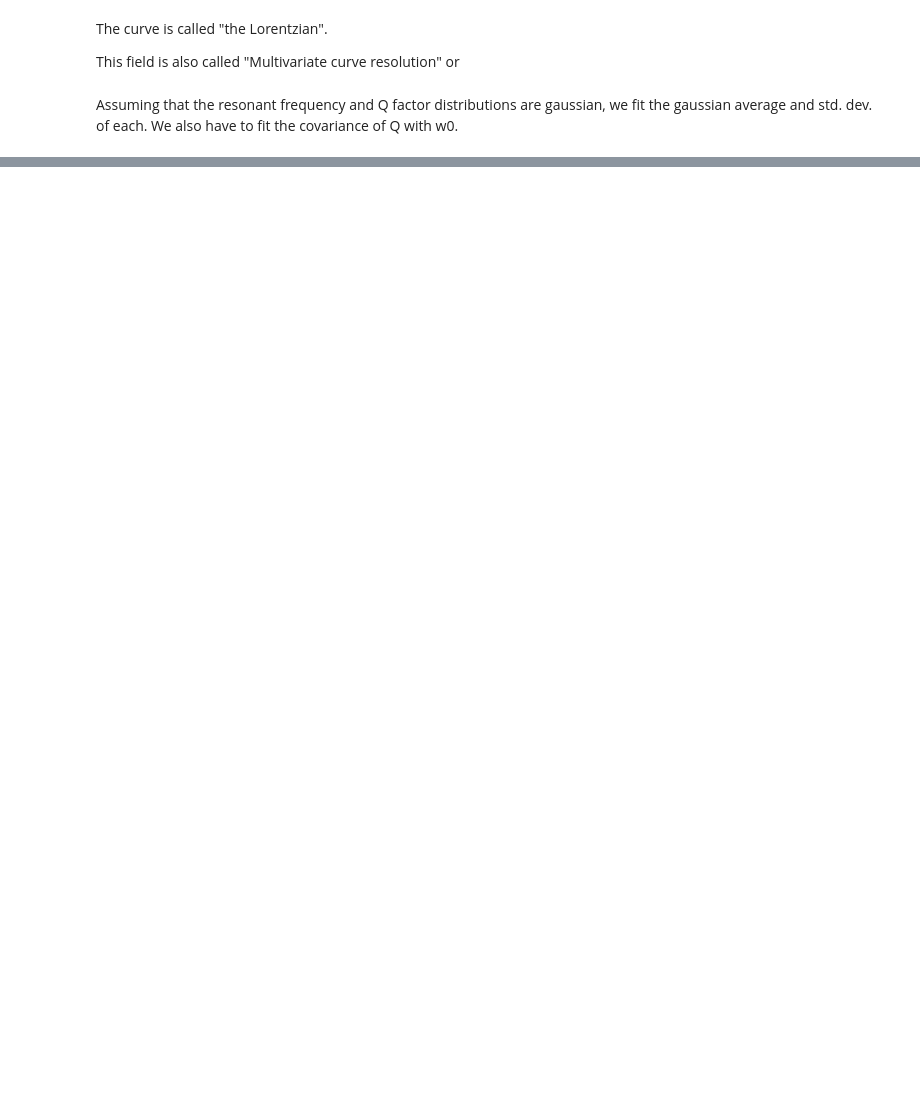
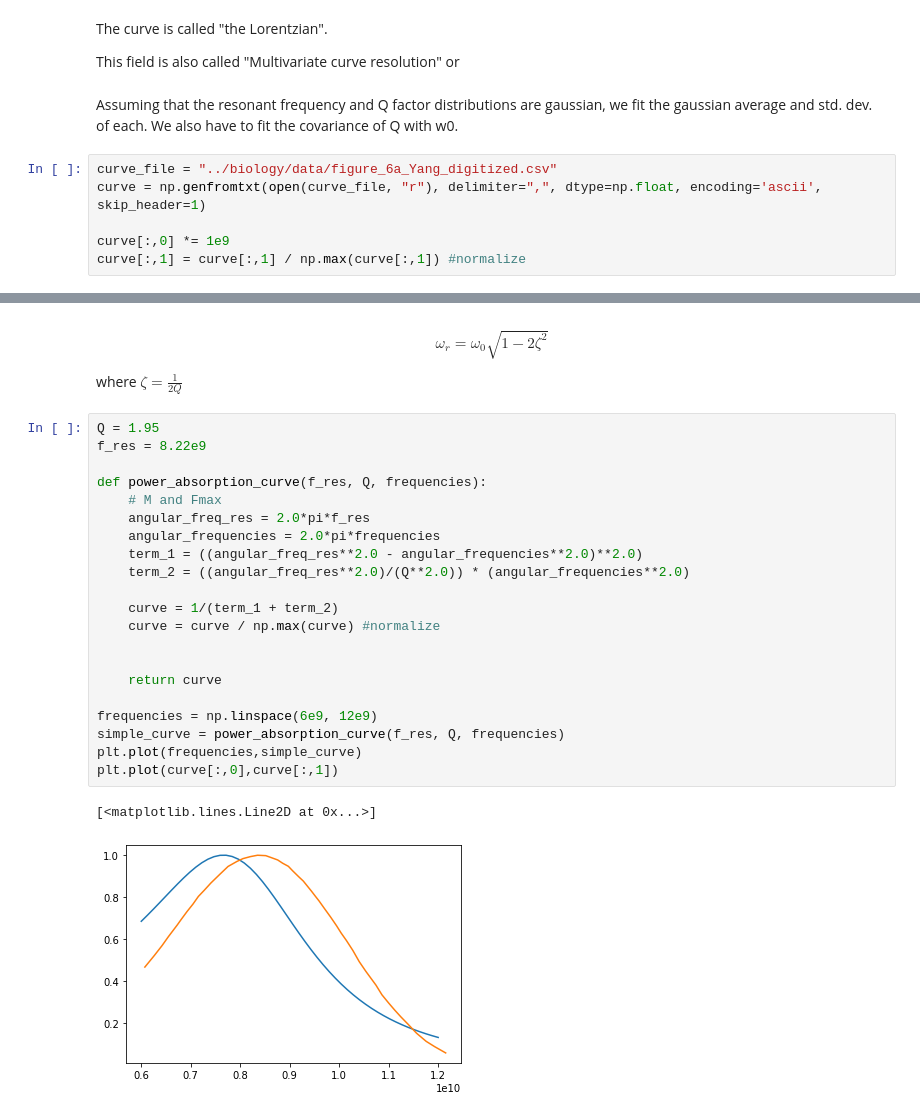
Before and after one commit to 0xDBFB7/covidinator, a Jupyter notebook: documents/extract_distribution.ipynb, the cells around one changed output, grey strips where cells are left out. Cells and saved outputs as stored; diff of their text form; blank space fills up the shorter version.

Commit message:
Plots

```diff
--- a/documents/extract_distribution.ipynb
+++ b/documents/extract_distribution.ipynb
@@ -13,3 +15,9 @@ The curve is called "the Lorentzian".
 This field is also called "Multivariate curve resolution" or
 # %% [markdown]
 Assuming that the resonant frequency and Q factor distributions are gaussian, we fit the gaussian average and std. dev. of each. We also have to fit the covariance of Q with w0.
+# %%
+curve_file = "../biology/data/figure_6a_Yang_digitized.csv"
+curve = np.genfromtxt(open(curve_file, "r"), delimiter=",", dtype=np.float, encoding='ascii', skip_header=1)
+
+curve[:,0] *= 1e9
+curve[:,1] = curve[:,1] / np.max(curve[:,1]) #normalize
@@ -15,0 +30,28 @@ Assuming that the resonant frequency and Q factor distributions are gaussian, we
+# %% [markdown]
+$$\omega_r = \omega_0 \sqrt{1 - 2\zeta^2}$$
+
+where $\zeta = \frac{1}{2 Q}$
+# %%
+Q = 1.95
+f_res = 8.22e9
+
+def power_absorption_curve(f_res, Q, frequencies):
+    # M and Fmax
+    angular_freq_res = 2.0*pi*f_res
+    angular_frequencies = 2.0*pi*frequencies
+    term_1 = ((angular_freq_res**2.0 - angular_frequencies**2.0)**2.0)
+    term_2 = ((angular_freq_res**2.0)/(Q**2.0)) * (angular_frequencies**2.0)
+
+    curve = 1/(term_1 + term_2)
+    curve = curve / np.max(curve) #normalize
+
+
+    return curve
+
+frequencies = np.linspace(6e9, 12e9)
+simple_curve = power_absorption_curve(f_res, Q, frequencies)
+plt.plot(frequencies,simple_curve)
+plt.plot(curve[:,0],curve[:,1])
+# %% [output]
+[<matplotlib.lines.Line2D at 0x...>]
+[figure, added]
```
Also changed, not shown: parts of 4 cells of this notebook, 4 other files.
